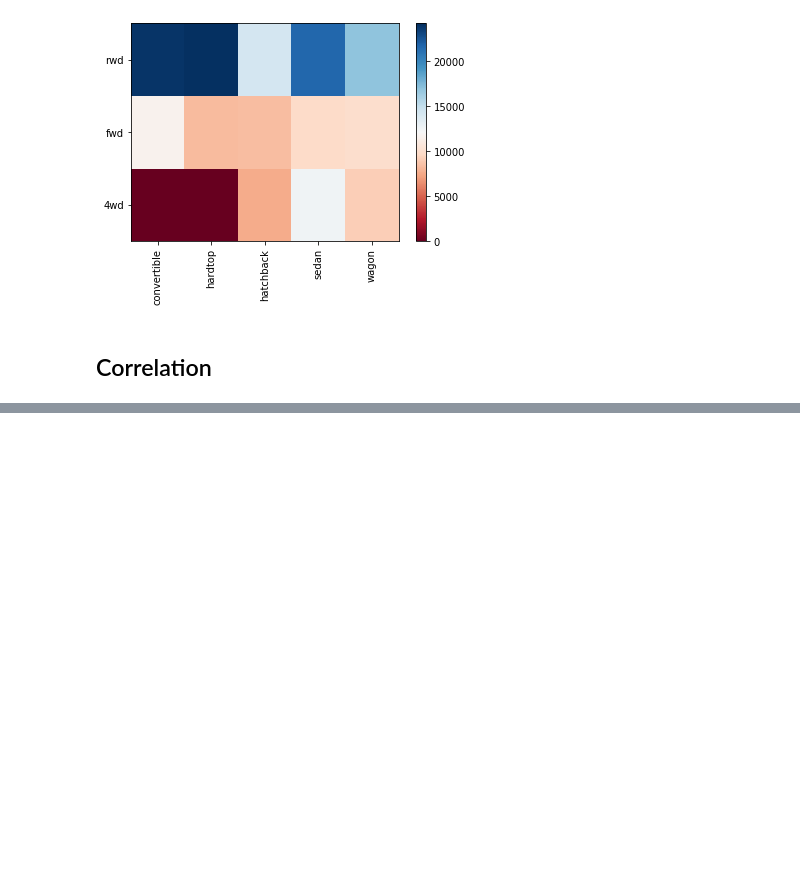
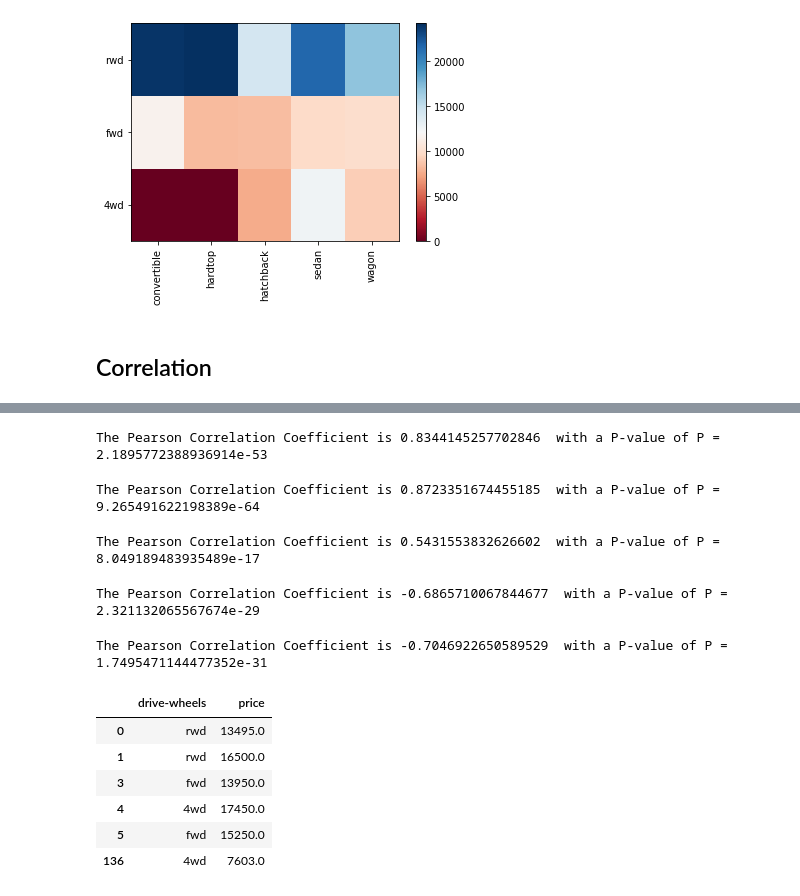
Before and after one commit to ayush-ruel/Car-data-analysis, a Jupyter notebook: IBM Data Analysis - Cars Data.ipynb, the cells around one changed output, grey strips where cells are left out. Saved outputs shown, nothing was run; the diff lists cells and outputs as text; code cells hidden in the pictures; blank space fills up the shorter version.

```diff
--- a/IBM Data Analysis - Cars Data.ipynb
+++ b/IBM Data Analysis - Cars Data.ipynb
@@ -781,0 +827,36 @@ plt.show()
+# %%
+pearson_coef, p_value = stats.pearsonr(df['curb-weight'], df['price'])
+print( "The Pearson Correlation Coefficient is", pearson_coef, " with a P-value of P = ", p_value)
+# %% [output]
+The Pearson Correlation Coefficient is 0.8344145257702846  with a P-value of P =  2.1895772388936914e-53
+# %%
+pearson_coef, p_value = stats.pearsonr(df['engine-size'], df['price'])
+print("The Pearson Correlation Coefficient is", pearson_coef, " with a P-value of P =", p_value)
+# %% [output]
+The Pearson Correlation Coefficient is 0.8723351674455185  with a P-value of P = 9.265491622198389e-64
+# %%
+pearson_coef, p_value = stats.pearsonr(df['bore'], df['price'])
+print("The Pearson Correlation Coefficient is", pearson_coef, " with a P-value of P =  ", p_value )
+# %% [output]
+The Pearson Correlation Coefficient is 0.5431553832626602  with a P-value of P =   8.049189483935489e-17
+# %%
+pearson_coef, p_value = stats.pearsonr(df['city-mpg'], df['price'])
+print("The Pearson Correlation Coefficient is", pearson_coef, " with a P-value of P = ", p_value)
+# %% [output]
+The Pearson Correlation Coefficient is -0.6865710067844677  with a P-value of P =  2.321132065567674e-29
+# %%
+pearson_coef, p_value = stats.pearsonr(df['highway-mpg'], df['price'])
+print( "The Pearson Correlation Coefficient is", pearson_coef, " with a P-value of P = ", p_value )
+# %% [output]
+The Pearson Correlation Coefficient is -0.7046922650589529  with a P-value of P =  1.7495471144477352e-31
+# %%
+grouped_test2=df_gptest[['drive-wheels', 'price']].groupby(['drive-wheels'])
+grouped_test2.head(2)
+# %% [output]
+|  | drive-wheels | price |
+| 0 | rwd | 13495.0 |
+| 1 | rwd | 16500.0 |
+| 3 | fwd | 13950.0 |
+| 4 | 4wd | 17450.0 |
+| 5 | fwd | 15250.0 |
+| 136 | 4wd | 7603.0 |
```
Also changed, not shown: parts of 14 cells of this notebook.
